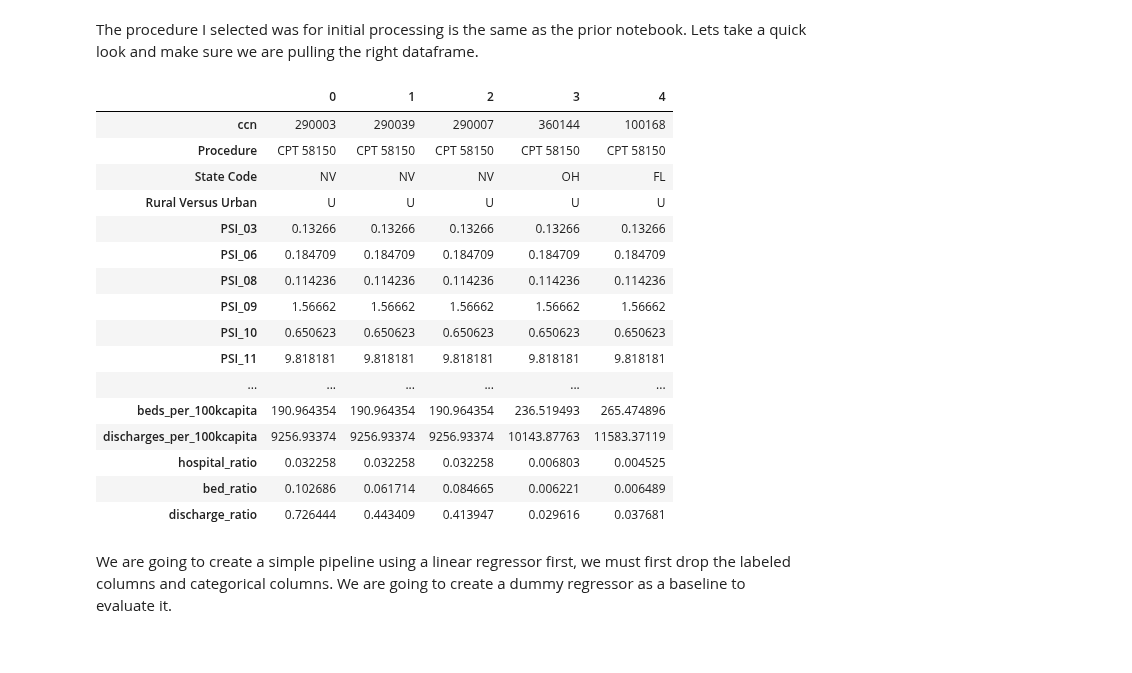
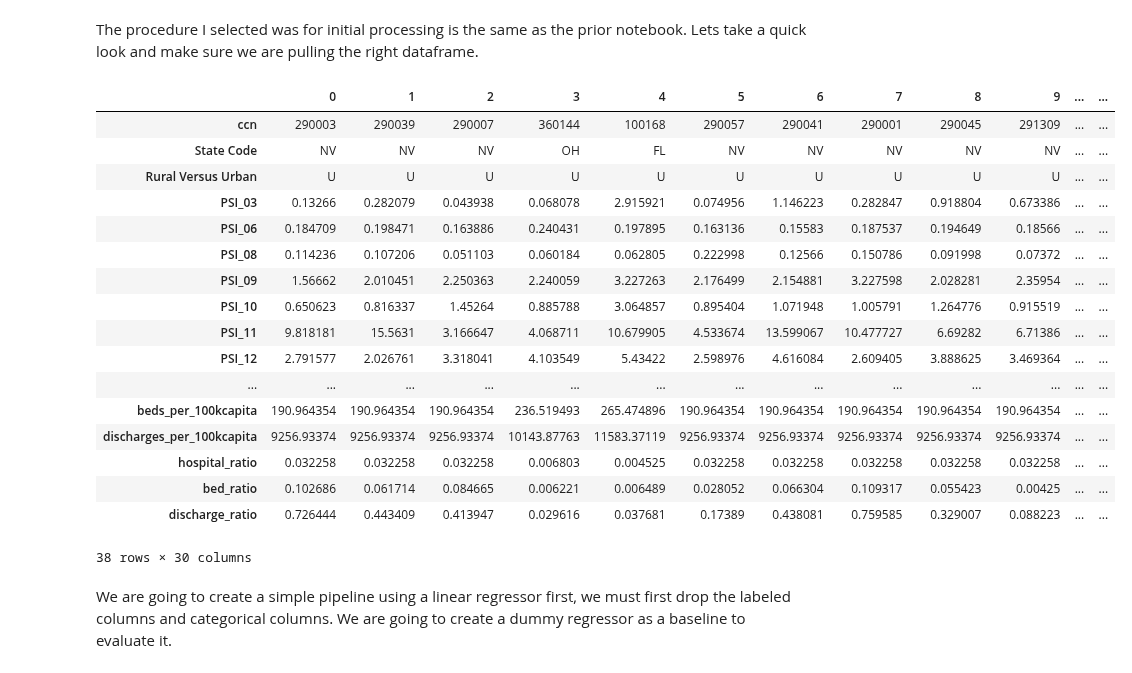
Before and after one commit to tennisvs/Springboard, a Jupyter notebook: Capstone/Capstone_Part_7_Preprocessing_and_Training.ipynb, the cells around one changed output. Drawn from its saved outputs; the diff is of its cells as text; code cells hidden in the pictures.

```diff
--- a/Capstone/Capstone_Part_7_Preprocessing_and_Training.ipynb
+++ b/Capstone/Capstone_Part_7_Preprocessing_and_Training.ipynb
@@ -41,25 +42,26 @@ for entry in l:
 The procedure I selected was for initial processing is the same as the prior notebook. Lets take a quick look and make sure we are pulling the right dataframe.
 # %%
 procedure = 'CPT58150'
-df_dict[procedure].head().T
+df_dict[procedure].head(30).T
 # %% [output]
-|  | 0 | 1 | 2 | 3 | 4 |
-| ccn | 290003 | 290039 | 290007 | 360144 | 100168 |
-| Procedure | CPT 58150 | CPT 58150 | CPT 58150 | CPT 58150 | CPT 58150 |
-| State Code | NV | NV | NV | OH | FL |
-| Rural Versus Urban | U | U | U | U | U |
-| PSI_03 | 0.13266 | 0.13266 | 0.13266 | 0.13266 | 0.13266 |
-| PSI_06 | 0.184709 | 0.184709 | 0.184709 | 0.184709 | 0.184709 |
-| PSI_08 | 0.114236 | 0.114236 | 0.114236 | 0.114236 | 0.114236 |
-| PSI_09 | 1.56662 | 1.56662 | 1.56662 | 1.56662 | 1.56662 |
-| PSI_10 | 0.650623 | 0.650623 | 0.650623 | 0.650623 | 0.650623 |
-| PSI_11 | 9.818181 | 9.818181 | 9.818181 | 9.818181 | 9.818181 |
-| ... | ... | ... | ... | ... | ... |
-| beds_per_100kcapita | 190.964354 | 190.964354 | 190.964354 | 236.519493 | 265.474896 |
-| discharges_per_100kcapita | 9256.93374 | 9256.93374 | 9256.93374 | 10143.87763 | 11583.37119 |
-| hospital_ratio | 0.032258 | 0.032258 | 0.032258 | 0.006803 | 0.004525 |
-| bed_ratio | 0.102686 | 0.061714 | 0.084665 | 0.006221 | 0.006489 |
-| discharge_ratio | 0.726444 | 0.443409 | 0.413947 | 0.029616 | 0.037681 |
+|  | 0 | 1 | 2 | 3 | 4 | 5 | 6 | 7 | 8 | 9 | ... | ... |
+| ccn | 290003 | 290039 | 290007 | 360144 | 100168 | 290057 | 290041 | 290001 | 290045 | 291309 | ... | ... |
+| State Code | NV | NV | NV | OH | FL | NV | NV | NV | NV | NV | ... | ... |
+| Rural Versus Urban | U | U | U | U | U | U | U | U | U | U | ... | ... |
+| PSI_03 | 0.13266 | 0.282079 | 0.043938 | 0.068078 | 2.915921 | 0.074956 | 1.146223 | 0.282847 | 0.918804 | 0.673386 | ... | ... |
+| PSI_06 | 0.184709 | 0.198471 | 0.163886 | 0.240431 | 0.197895 | 0.163136 | 0.15583 | 0.187537 | 0.194649 | 0.18566 | ... | ... |
+| PSI_08 | 0.114236 | 0.107206 | 0.051103 | 0.060184 | 0.062805 | 0.222998 | 0.12566 | 0.150786 | 0.091998 | 0.07372 | ... | ... |
+| PSI_09 | 1.56662 | 2.010451 | 2.250363 | 2.240059 | 3.227263 | 2.176499 | 2.154881 | 3.227598 | 2.028281 | 2.35954 | ... | ... |
+| PSI_10 | 0.650623 | 0.816337 | 1.45264 | 0.885788 | 3.064857 | 0.895404 | 1.071948 | 1.005791 | 1.264776 | 0.915519 | ... | ... |
+| PSI_11 | 9.818181 | 15.5631 | 3.166647 | 4.068711 | 10.679905 | 4.533674 | 13.599067 | 10.477727 | 6.69282 | 6.71386 | ... | ... |
+| PSI_12 | 2.791577 | 2.026761 | 3.318041 | 4.103549 | 5.43422 | 2.598976 | 4.616084 | 2.609405 | 3.888625 | 3.469364 | ... | ... |
+| ... | ... | ... | ... | ... | ... | ... | ... | ... | ... | ... | ... | ... |
+| beds_per_100kcapita | 190.964354 | 190.964354 | 190.964354 | 236.519493 | 265.474896 | 190.964354 | 190.964354 | 190.964354 | 190.964354 | 190.964354 | ... | ... |
+| discharges_per_100kcapita | 9256.93374 | 9256.93374 | 9256.93374 | 10143.87763 | 11583.37119 | 9256.93374 | 9256.93374 | 9256.93374 | 9256.93374 | 9256.93374 | ... | ... |
+| hospital_ratio | 0.032258 | 0.032258 | 0.032258 | 0.006803 | 0.004525 | 0.032258 | 0.032258 | 0.032258 | 0.032258 | 0.032258 | ... | ... |
+| bed_ratio | 0.102686 | 0.061714 | 0.084665 | 0.006221 | 0.006489 | 0.028052 | 0.066304 | 0.109317 | 0.055423 | 0.00425 | ... | ... |
+| discharge_ratio | 0.726444 | 0.443409 | 0.413947 | 0.029616 | 0.037681 | 0.17389 | 0.438081 | 0.759585 | 0.329007 | 0.088223 | ... | ... |
+38 rows × 30 columns
 # %% [markdown]
 We are going to create a simple pipeline using a linear regressor first, we must first drop the labeled columns and categorical columns. We are going to create a dummy regressor as a baseline to evaluate it.
 # %%
```
Also changed, not shown: parts of 66 cells of this notebook, 3 other files.
